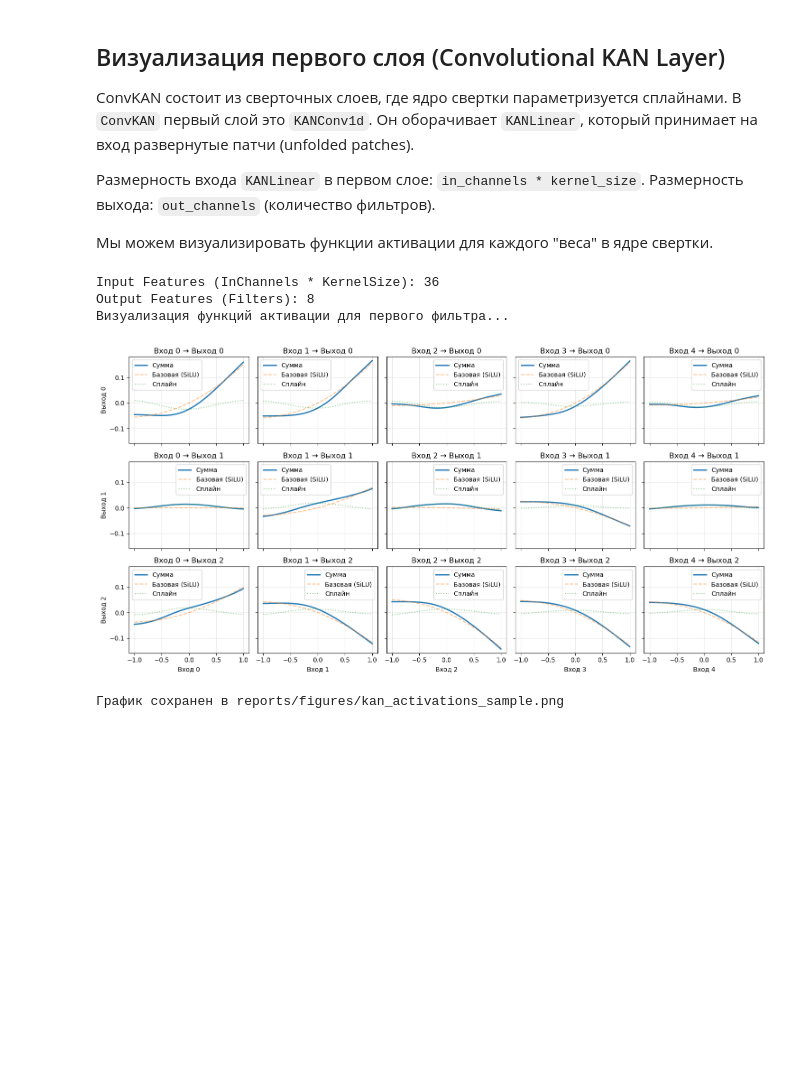
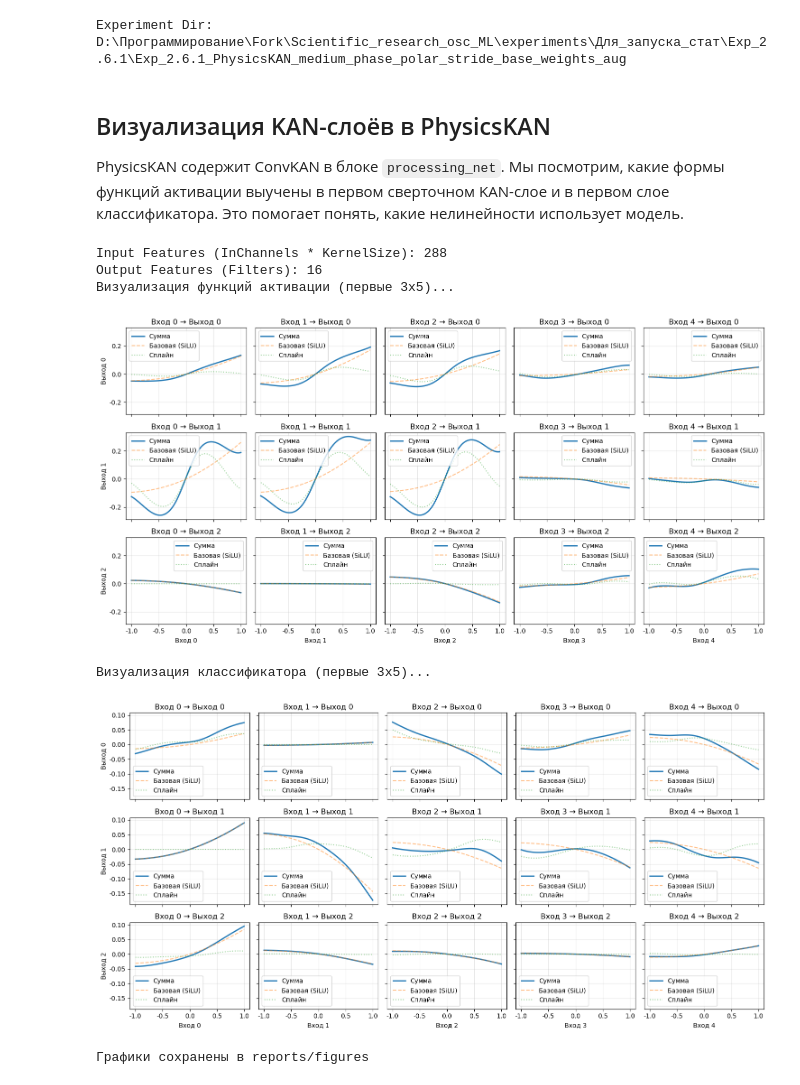
Before and after one commit to eae-rus/Scientific_research_osc_ML, a Jupyter notebook: notebooks/020_kan_interpretability.ipynb, the cells around one changed output. Drawn from its saved outputs; the diff is of its cells as text; code cells hidden in the pictures; blank space fills up the shorter version.

```diff
--- a/notebooks/020_kan_interpretability.ipynb
+++ b/notebooks/020_kan_interpretability.ipynb
@@ -42,39 +47,53 @@ def load_model(activation_name, num_classes=89, in_channels=12):
 # %%
-# Загрузка модели с SiLU (как основной)
-model_silu = load_model("SiLU")
+# Загрузка модели PhysicsKAN из эксперимента 2.6.1
+model, config, exp_dir = load_experiment_model(EXP_NAME)
+print(f"Experiment Dir: {exp_dir}")
+# %% [output]
+Experiment Dir: D:\Программирование\Fork\Scientific_research_osc_ML\experiments\Для_запуска_стат\Exp_2.6.1\Exp_2.6.1_PhysicsKAN_medium_phase_polar_stride_base_weights_aug
 # %% [markdown]
-## Визуализация первого слоя (Convolutional KAN Layer)
+## Визуализация KAN-слоёв в PhysicsKAN
 
-ConvKAN состоит из сверточных слоев, где ядро свертки параметризуется сплайнами.
-В `ConvKAN` первый слой это `KANConv1d`. Он оборачивает `KANLinear`, который принимает на вход развернутые патчи (unfolded patches).
-
-Размерность входа `KANLinear` в первом слое: `in_channels * kernel_size`.
-Размерность выхода: `out_channels` (количество фильтров).
-
-Мы можем визуализировать функции активации для каждого "веса" в ядре свертки.
+PhysicsKAN содержит ConvKAN в блоке `processing_net`.
+Мы посмотрим, какие формы функций активации выучены в первом сверточном KAN-слое и в первом слое классификатора.
+Это помогает понять, какие нелинейности использует модель.
 # %%
-if model_silu:
-    # Получаем первый слой KANConv1d
-    conv_layer = model_silu.features[0]
-    # Получаем внутренний KANLinear
-    kan_linear = conv_layer.kan_layer
+# === Визуализация KAN-слоёв ===
+out_dir = ROOT_DIR / 'reports' / 'figures'
+out_dir.mkdir(parents=True, exist_ok=True)
 
-    print(f"Input Features (InChannels * KernelSize): {kan_linear.in_features}")
-    print(f"Output Features (Filters): {kan_linear.out_features}")
+# Первый сверточный KAN-слой
+conv_layer = model.processing_net.features[0]
+kan_linear = conv_layer.kan_layer
+print(f"Conv KAN Layer: in={kan_linear.in_features}, out={kan_linear.out_features}")
 
-    # Визуализируем функции активации для первого фильтра (Output 0)
-    # и первых 5 входов (соответствуют первым 5 каналам/позициям ядра)
-    print("Визуализация функций активации для первого фильтра...")
-    plot_kan_layer_grid(kan_linear, max_inputs=5, max_outputs=3)
+# Используем save_path для сохранения
+fig = plot_kan_layer_grid(
+    kan_linear,
+    max_inputs=5,
+    max_outputs=3,
+    save_path=out_dir / f"{EXP_NAME}_kan_layer0.png",
+    show=True
+)
+print(f"Сохранено: {out_dir / f'{EXP_NAME}_kan_layer0.png'}")
 
-    # Сохраним график
-    plt.savefig(EXPERIMENTS_DIR.parent.parent / 'reports' / 'figures' / 'kan_activations_sample.png')
-    plt.close()
-    print("График сохранен в reports/figures/kan_activations_sample.png")
+# Первый слой классификатора
+clf_layer = model.processing_net.classifier[0]
+print(f"Classifier KAN Layer: in={clf_layer.in_features}, out={clf_layer.out_features}")
+
+fig_clf = plot_kan_layer_grid(
+    clf_layer,
+    max_inputs=5,
+    max_outputs=3,
+    save_path=out_dir / f"{EXP_NAME}_kan_classifier0.png",
+    show=True
+)
+print(f"Сохранено: {out_dir / f'{EXP_NAME}_kan_classifier0.png'}")
 # %% [output]
-Input Features (InChannels * KernelSize): 36
-Output Features (Filters): 8
-Визуализация функций активации для первого фильтра...
+Input Features (InChannels * KernelSize): 288
+Output Features (Filters): 16
+Визуализация функций активации (первые 3x5)...
-[figure, old version]
+[figure, new version]
-График сохранен в reports/figures/kan_activations_sample.png
+Визуализация классификатора (первые 3x5)...
+[figure, added]
+Графики сохранены в reports/figures
 # %% [markdown]
```
Also changed, not shown: parts of 5 cells of this notebook, 5 other files.
